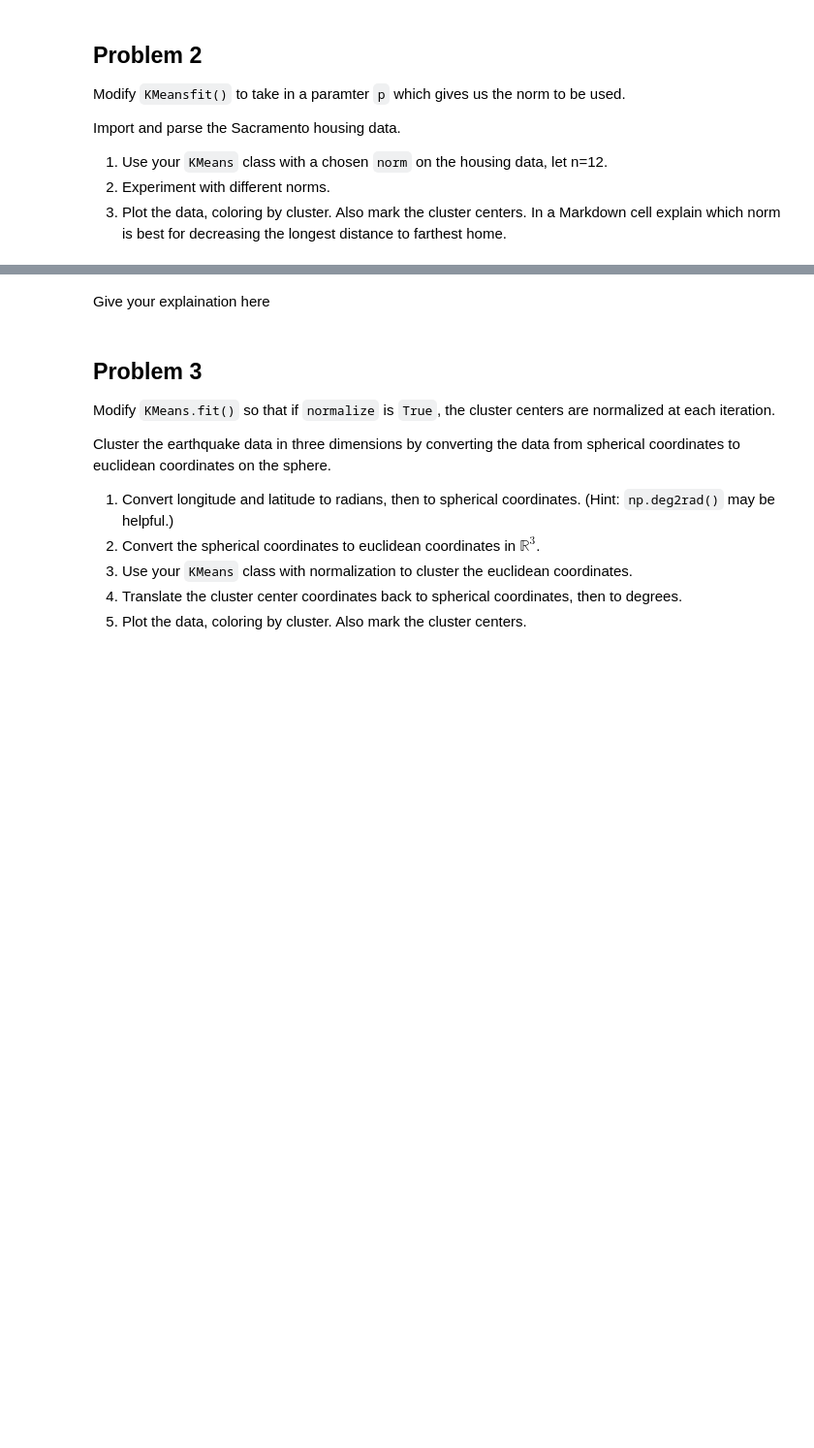
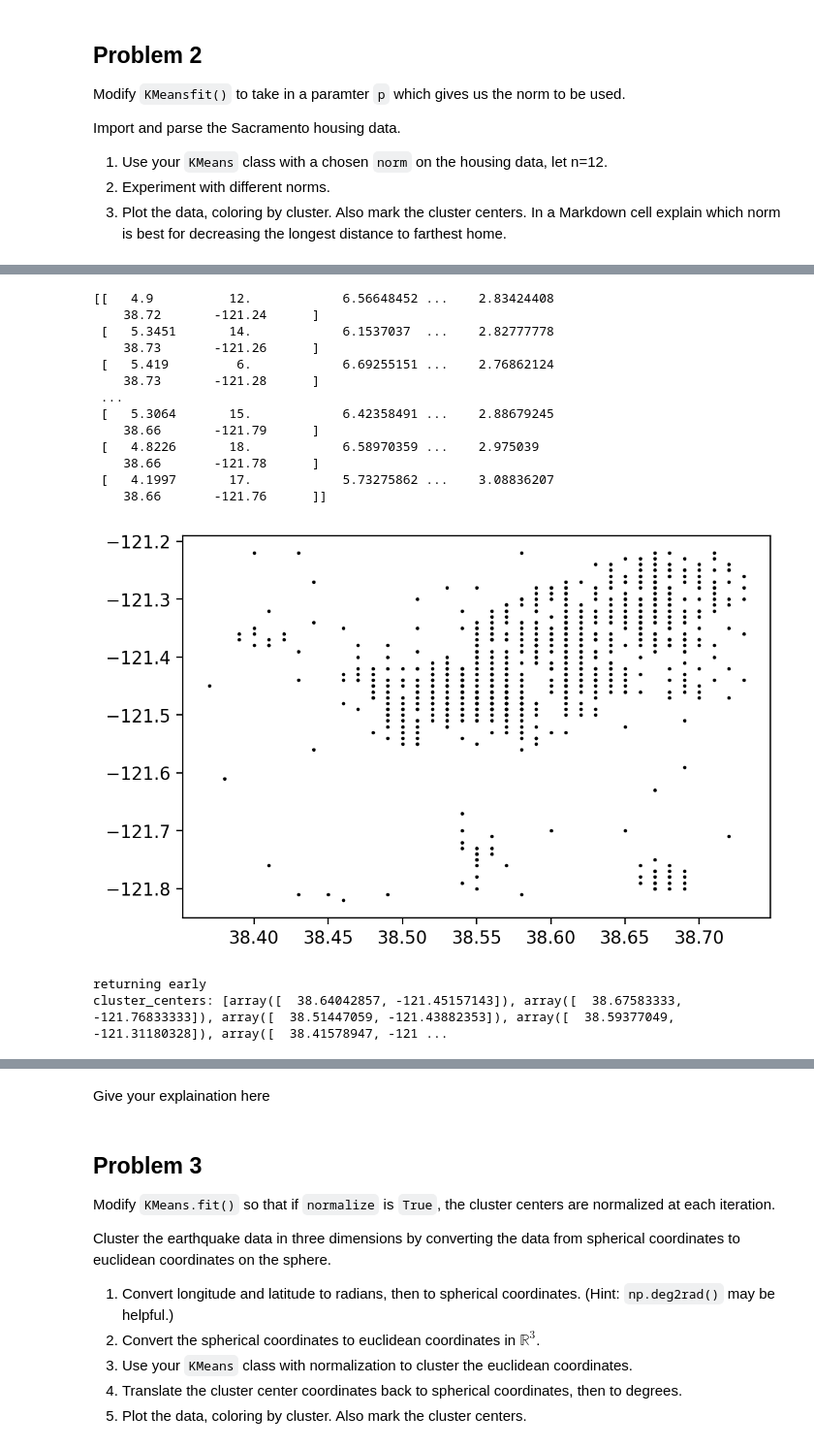
Before and after one commit to mistBourne1300/ACME-Volume-1, a Jupyter notebook: KMeans/kmeans_clustering.ipynb, the cells around one changed output, grey strips where cells are left out. Shown at 97% size. Cells and saved outputs as stored; diff of their text form; code cells hidden in the pictures; blank space fills up the shorter version.

```diff
--- a/KMeans/kmeans_clustering.ipynb
+++ b/KMeans/kmeans_clustering.ipynb
@@ -215,0 +167,42 @@ returning early
+# %%
+housing_stats = np.load("sacramento.npy")
+print(housing_stats[:, :])
+plt.scatter(housing_stats[:, 6], housing_stats[:, 7], color = 'k', s = 1)
+plt.show()
+kmeans_class = KMeans(n_clusters = 12, max_iter = 1000, p = 2, tol = 1e-100)
+kmeans_class.fit(housing_stats[:, 6:])
+clusters = kmeans_class.predict(housing_stats[:, 6:])
+print("cluster_centers:", kmeans_class.cluster_centers)
+mask0 = clusters == 0
+# print(mask0)
+colors = ['b', 'r', 'k', 'm', 'g', 'c', 'y', "tab:brown", 'tab:pink', 'tab:gray', 'tab:olive', 'tab:orange', 'lavender', 'lightsteelblue', 'royalblue']
+masks = []
+for i in range(12):
+	masks.append(clusters == i)
+
+clusters = []
+for i in range(12):
+	clusters.append(housing_stats[masks[i]])
+
+for i in range(12):
+	plt.scatter(clusters[i][:,6], clusters[i][:,7], color = colors[i], s = 1)
+
+
+plt.show()
+# %% [output]
+[[   4.9          12.            6.56648452 ...    2.83424408
+    38.72       -121.24      ]
+ [   5.3451       14.            6.1537037  ...    2.82777778
+    38.73       -121.26      ]
+ [   5.419         6.            6.69255151 ...    2.76862124
+    38.73       -121.28      ]
+ ...
+ [   5.3064       15.            6.42358491 ...    2.88679245
+    38.66       -121.79      ]
+ [   4.8226       18.            6.58970359 ...    2.975039
+    38.66       -121.78      ]
+ [   4.1997       17.            5.73275862 ...    3.08836207
+    38.66       -121.76      ]]
+[figure, added]
+returning early
+cluster_centers: [array([  38.64042857, -121.45157143]), array([  38.67583333, -121.76833333]), array([  38.51447059, -121.43882353]), array([  38.59377049, -121.31180328]), array([  38.41578947, -121 ...
```
Also changed, not shown: parts of 5 cells of this notebook.
